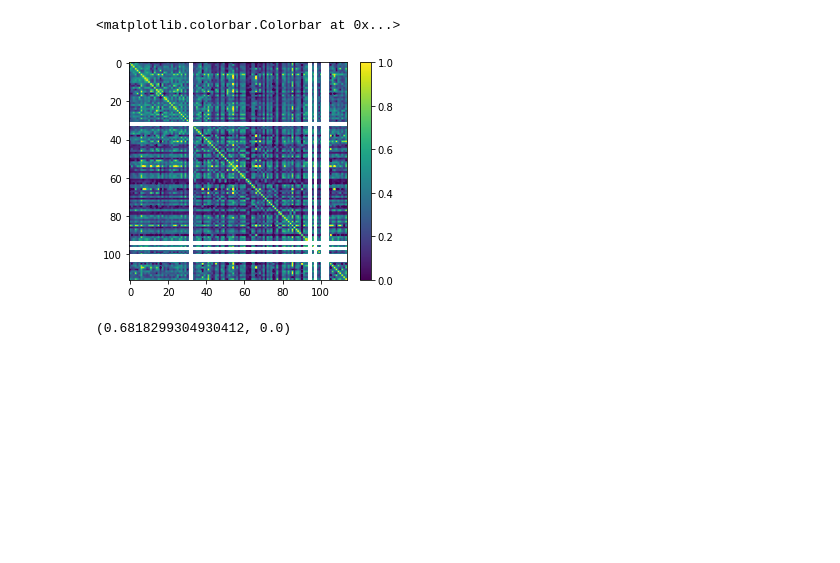
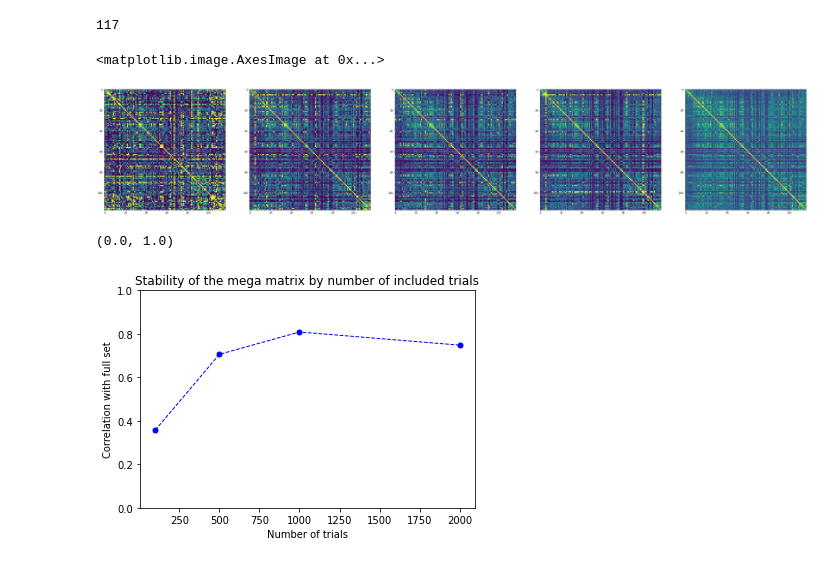
Before and after one commit to dawnfinzi/streams, a Jupyter notebook: notebooks/Mega_matrix_stability.ipynb, the cells around one changed output. Cells and saved outputs as stored; diff of their text form; code cells hidden in the pictures; blank space fills up the shorter version.

```diff
--- a/notebooks/Mega_matrix_stability.ipynb
+++ b/notebooks/Mega_matrix_stability.ipynb
@@ -49,9 +47,2 @@ plt.colorbar(fraction=0.046, pad=0.04)
-# %%
-plt.imshow(subset_mega_matrix)
-plt.clim(0,1)
-plt.colorbar(fraction=0.046, pad=0.04)
-# %% [output]
-<matplotlib.colorbar.Colorbar at 0x...>
-[figure, removed]
 # %%
 #fix above 1s and nans
@@ -68,4 +52,33 @@ full_flat = get_flat_lower_tri(full_mega_matrix)
-# %%
-stats.pearsonr(full_flat,subset_flat)
-# %% [output]
-(0.6818299304930412, 0.0)
+# %%
+len(full_mega_matrix)
+# %% [output]
+117
+# %%
+subset_mega_matrix = np.zeros((len(imgs),len(full_mega_matrix),len(full_mega_matrix)))
+
+for idx, im_nums in enumerate(imgs):
+
+    with open(local_data_dir + 'processed/06_rh_tessellate_500_' + str(im_nums) + 'imgs_compbyrow.data', 'rb') as filehandle:
+        # read the data as binary data stream
+        subset_mega_matrix[idx,:,:] = pickle.load(filehandle)[0]
+# %%
+#fix above 1s and nans
+subset_mega_matrix[subset_mega_matrix>1] = 1
+subset_mega_matrix[subset_mega_matrix<0] = 0
+subset_mega_matrix[np.isnan(subset_mega_matrix)] = 0
+
+for idx, im_nums in enumerate(imgs):
+    s = subset_mega_matrix[idx,:,:]
+    s[np.diag_indices(len(s))] = 1 #fix diagonal
+    subset_mega_matrix[idx,:,:] = s #fix diagonal
+# %%
+fig, (ax1, ax2, ax3, ax4, ax5) = plt.subplots(1, 5,figsize=(50,10))
+
+ax1.imshow(subset_mega_matrix[0,:,:])
+ax2.imshow(subset_mega_matrix[1,:,:])
+ax3.imshow(subset_mega_matrix[2,:,:])
+ax4.imshow(subset_mega_matrix[3,:,:])
+ax5.imshow(full_mega_matrix)
+# %% [output]
+<matplotlib.image.AxesImage at 0x...>
+[figure, added]
@@ -71,0 +96,9 @@ stats.pearsonr(full_flat,subset_flat)
+# %%
+plt.plot(imgs, corrs, color='blue', marker='o', linestyle='dashed',linewidth=1, markersize=5)
+plt.xlabel('Number of trials')
+plt.ylabel('Correlation with full set')
+plt.title('Stability of the mega matrix by number of included trials')
+plt.ylim([0, 1])
+# %% [output]
+(0.0, 1.0)
+[figure, added]
```
Also changed, not shown: parts of 8 cells of this notebook, 4 other files.
